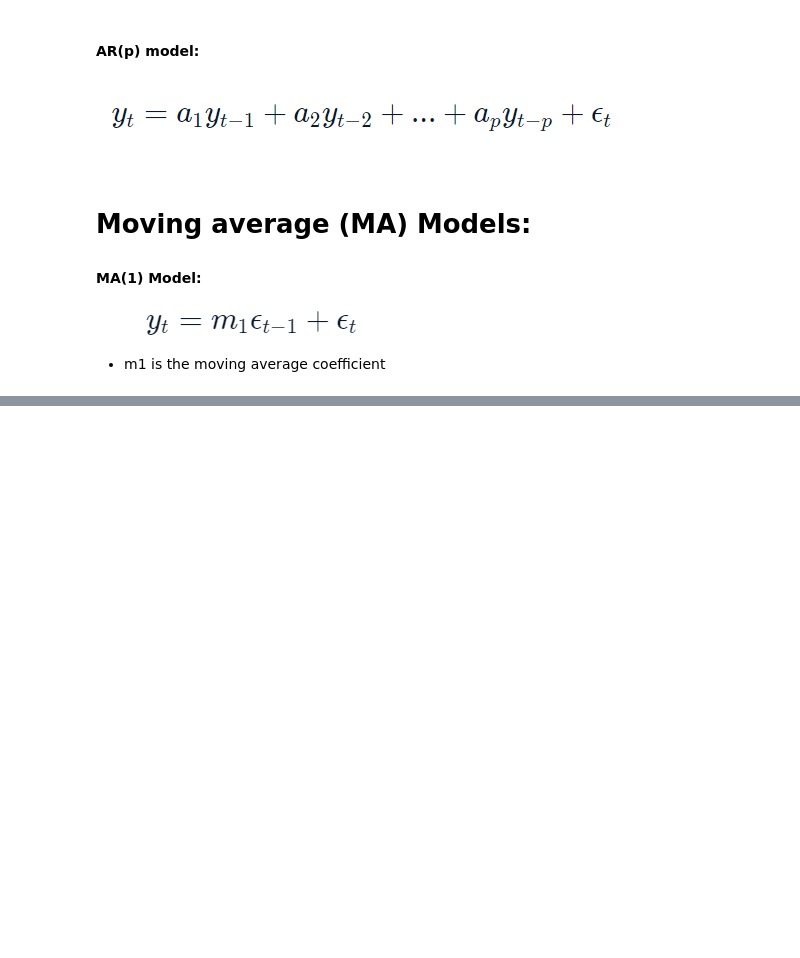
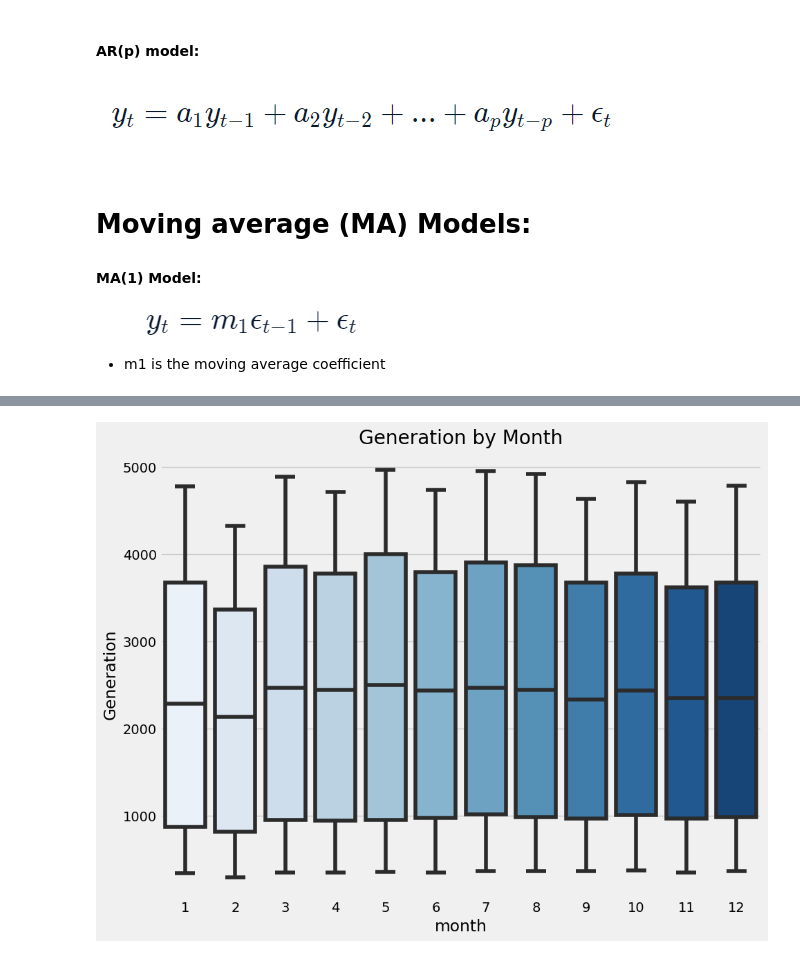
Before and after one commit to LaddieTJC/SG-electricity-generation-analysis, a Jupyter notebook: Singapore Electrical Generation (Industry).ipynb, the cells around one changed output, grey strips where cells are left out. Saved outputs shown, nothing was run; the diff lists cells and outputs as text; code cells hidden in the pictures; blank space fills up the shorter version.

```diff
--- a/Singapore Electrical Generation (Industry).ipynb
+++ b/Singapore Electrical Generation (Industry).ipynb
@@ -209,0 +216,7 @@ results
+# %%
+fig,ax = plt.subplots(figsize=(10,8))
+sns.boxplot(data=df,x='month',y='Generation',palette='Blues')
+ax.set_title('Generation by Month')
+plt.show()
+# %% [output]
+[figure, added]
```
Also changed, not shown: parts of 32 cells of this notebook.
